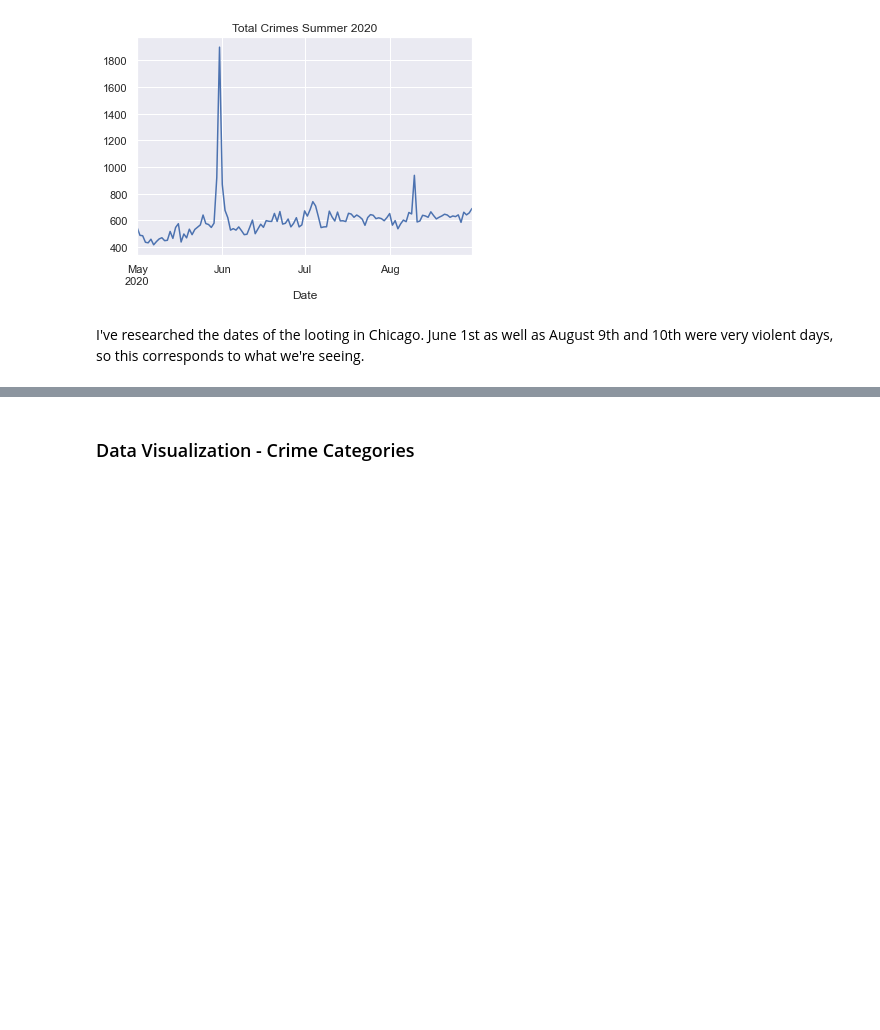
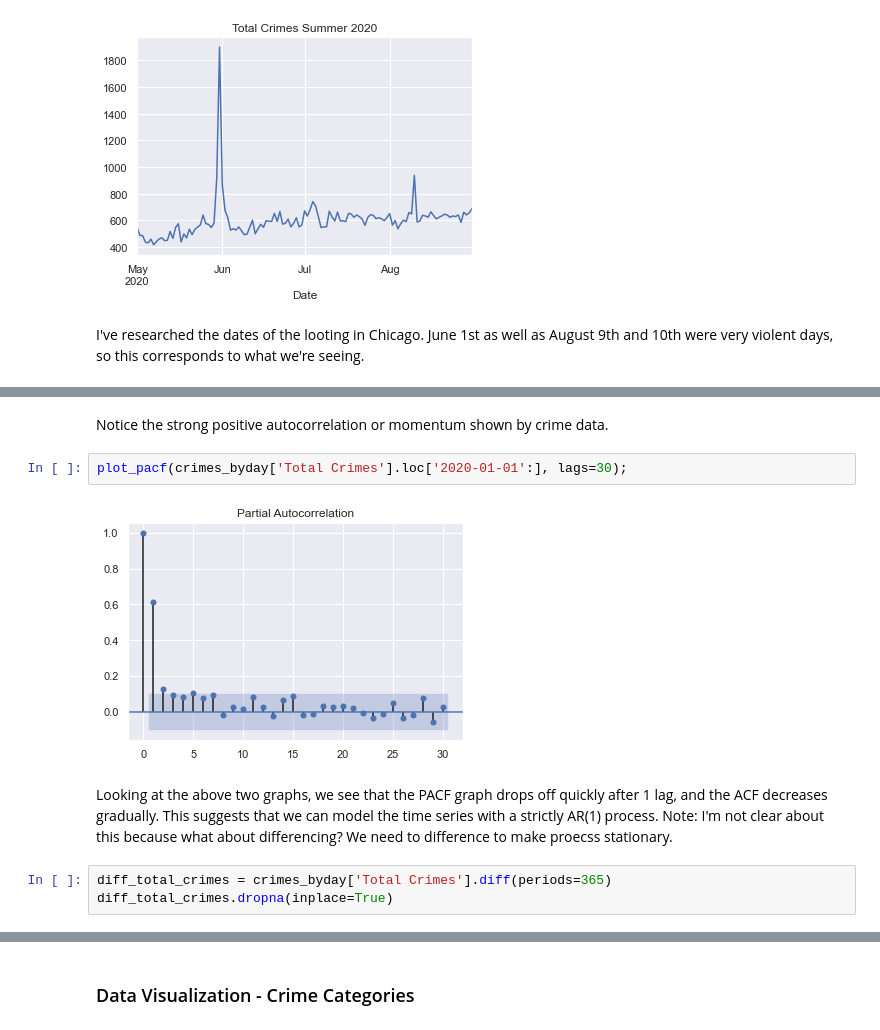
Before and after one commit to ruthcaswellsmith/Capstone---City-of-Chicago-Crime-Time-Series-Analysis, a Jupyter notebook: notebooks/Capstone - City of Chicago Crime - Exploratory Data Analysis.ipynb, the cells around one changed output, grey strips where cells are left out. Cells and saved outputs as stored; diff of their text form; blank space fills up the shorter version.

```diff
--- a/notebooks/Capstone - City of Chicago Crime - Exploratory Data Analysis.ipynb
+++ b/notebooks/Capstone - City of Chicago Crime - Exploratory Data Analysis.ipynb
@@ -82,0 +107,11 @@ I've researched the dates of the looting in Chicago.  June 1st as well as August
+# %% [markdown]
+Notice the strong positive autocorrelation or momentum shown by crime data.
+# %%
+plot_pacf(crimes_byday['Total Crimes'].loc['2020-01-01':], lags=30);
+# %% [output]
+[figure, added]
+# %% [markdown]
+Looking at the above two graphs, we see that the PACF graph drops off quickly after 1 lag, and the ACF decreases gradually.  This suggests that we can model the time series with a strictly AR(1) process.  Note: I'm not clear about this because what about differencing?  We need to difference to make proecss stationary.
+# %%
+diff_total_crimes = crimes_byday['Total Crimes'].diff(periods=365)
+diff_total_crimes.dropna(inplace=True)
```
Also changed, not shown: parts of 17 cells of this notebook.
